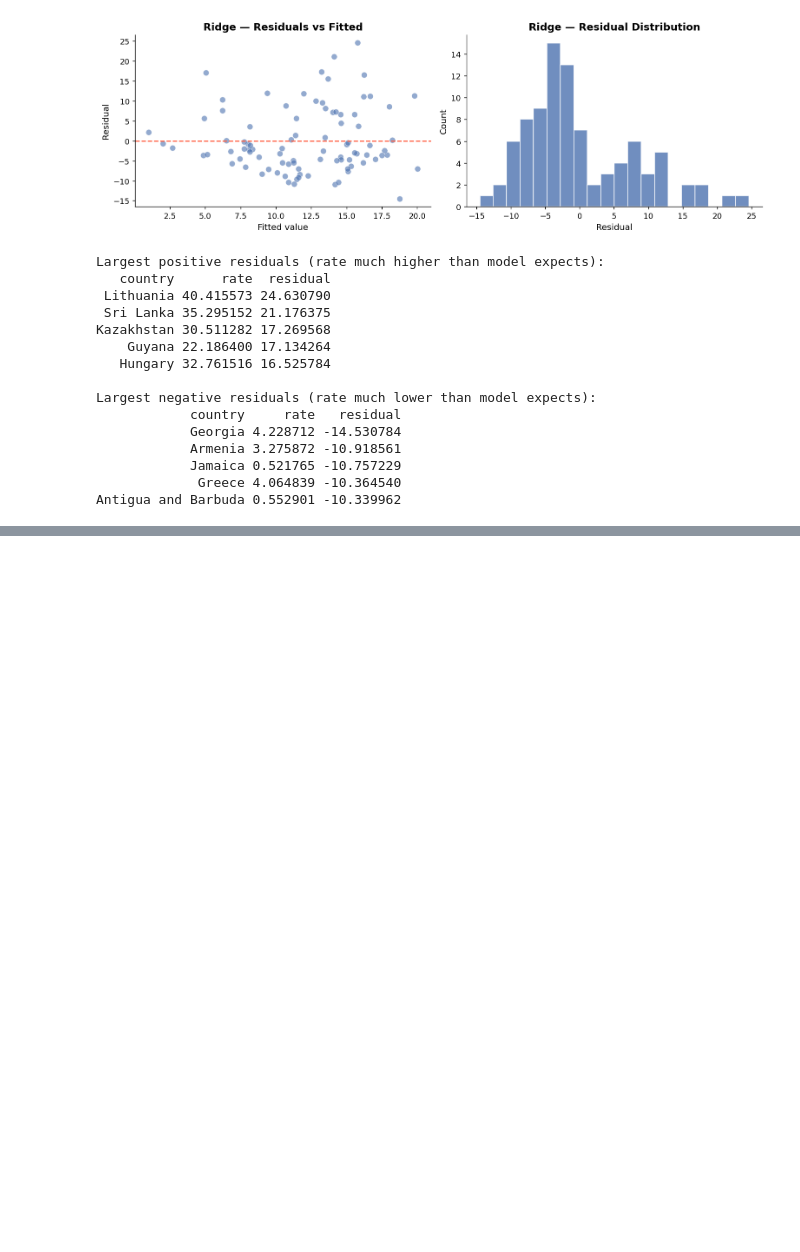
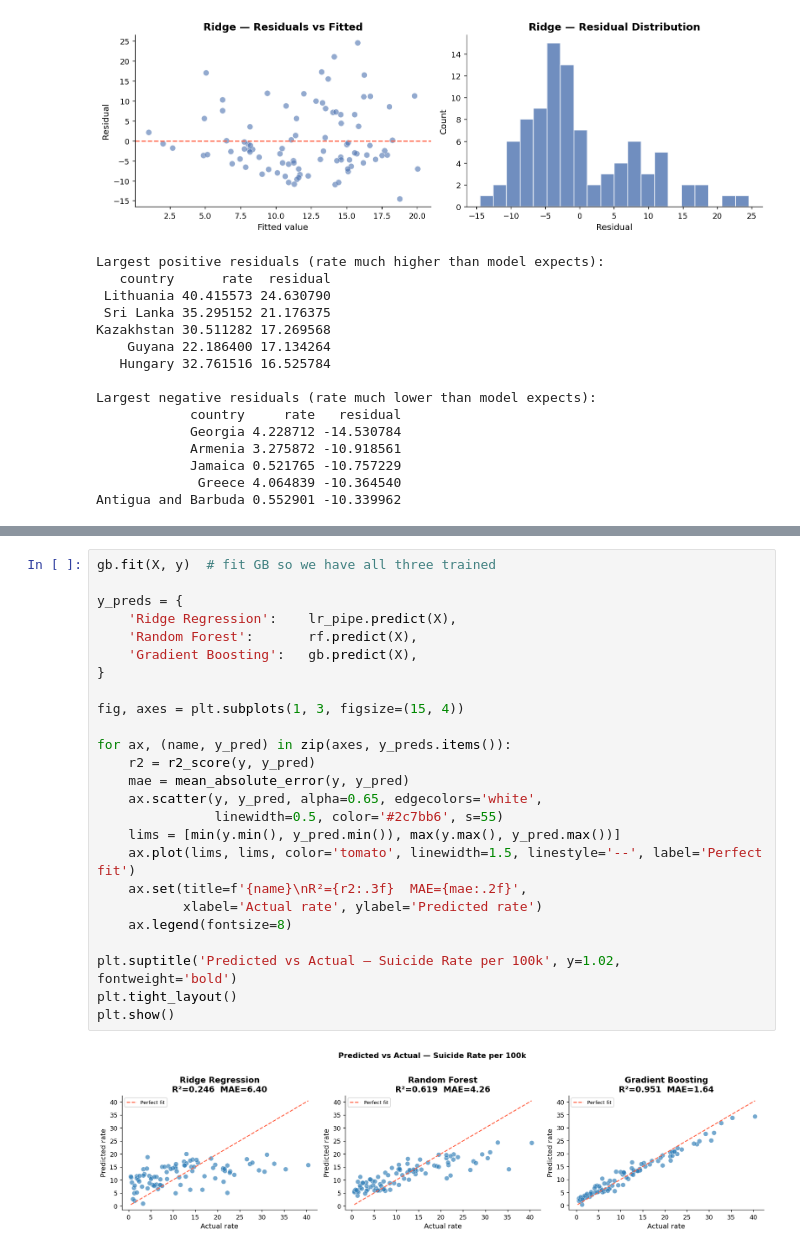
Before and after one commit to MustafaKaanKoc/Reproducible-Research-Term-Project, a Jupyter notebook: suicide_rates_initial_eda.ipynb, the cells around one changed output, grey strips where cells are left out. Saved outputs shown, nothing was run; the diff lists cells and outputs as text; blank space fills up the shorter version.

```diff
--- a/suicide_rates_initial_eda.ipynb
+++ b/suicide_rates_initial_eda.ipynb
@@ -528,0 +535,27 @@ Antigua and Barbuda 0.552901 -10.339962
+# %%
+gb.fit(X, y)  # fit GB so we have all three trained
+
+y_preds = {
+    'Ridge Regression':    lr_pipe.predict(X),
+    'Random Forest':       rf.predict(X),
+    'Gradient Boosting':   gb.predict(X),
+}
+
+fig, axes = plt.subplots(1, 3, figsize=(15, 4))
+
+for ax, (name, y_pred) in zip(axes, y_preds.items()):
+    r2 = r2_score(y, y_pred)
+    mae = mean_absolute_error(y, y_pred)
+    ax.scatter(y, y_pred, alpha=0.65, edgecolors='white',
+               linewidth=0.5, color='#2c7bb6', s=55)
+    lims = [min(y.min(), y_pred.min()), max(y.max(), y_pred.max())]
+    ax.plot(lims, lims, color='tomato', linewidth=1.5, linestyle='--', label='Perfect fit')
+    ax.set(title=f'{name}\nR²={r2:.3f}  MAE={mae:.2f}',
+           xlabel='Actual rate', ylabel='Predicted rate')
+    ax.legend(fontsize=8)
+
+plt.suptitle('Predicted vs Actual — Suicide Rate per 100k', y=1.02, fontweight='bold')
+plt.tight_layout()
+plt.show()
+# %% [output]
+[figure, added]
```
Also changed, not shown: parts of 5 cells of this notebook.
